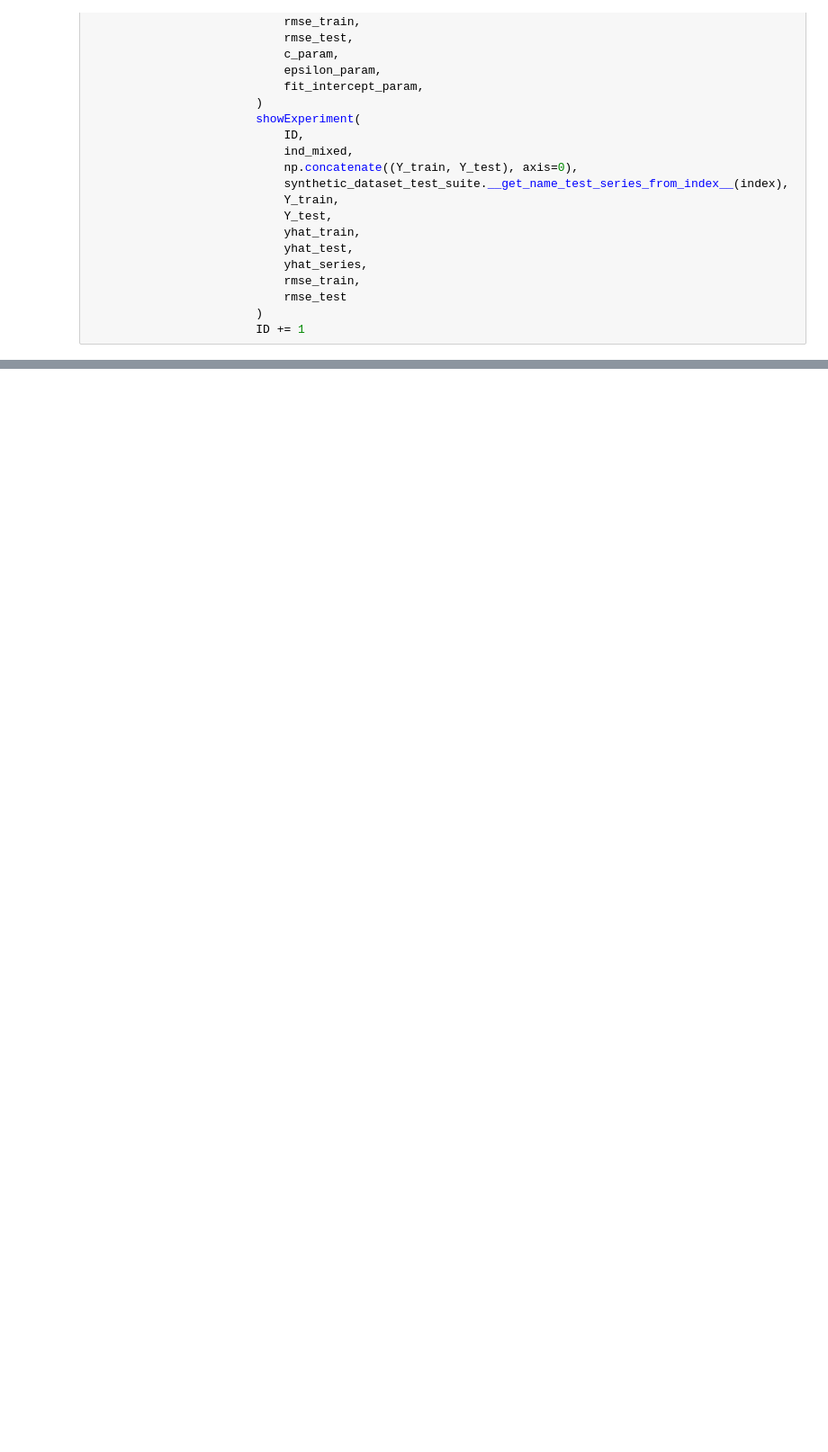
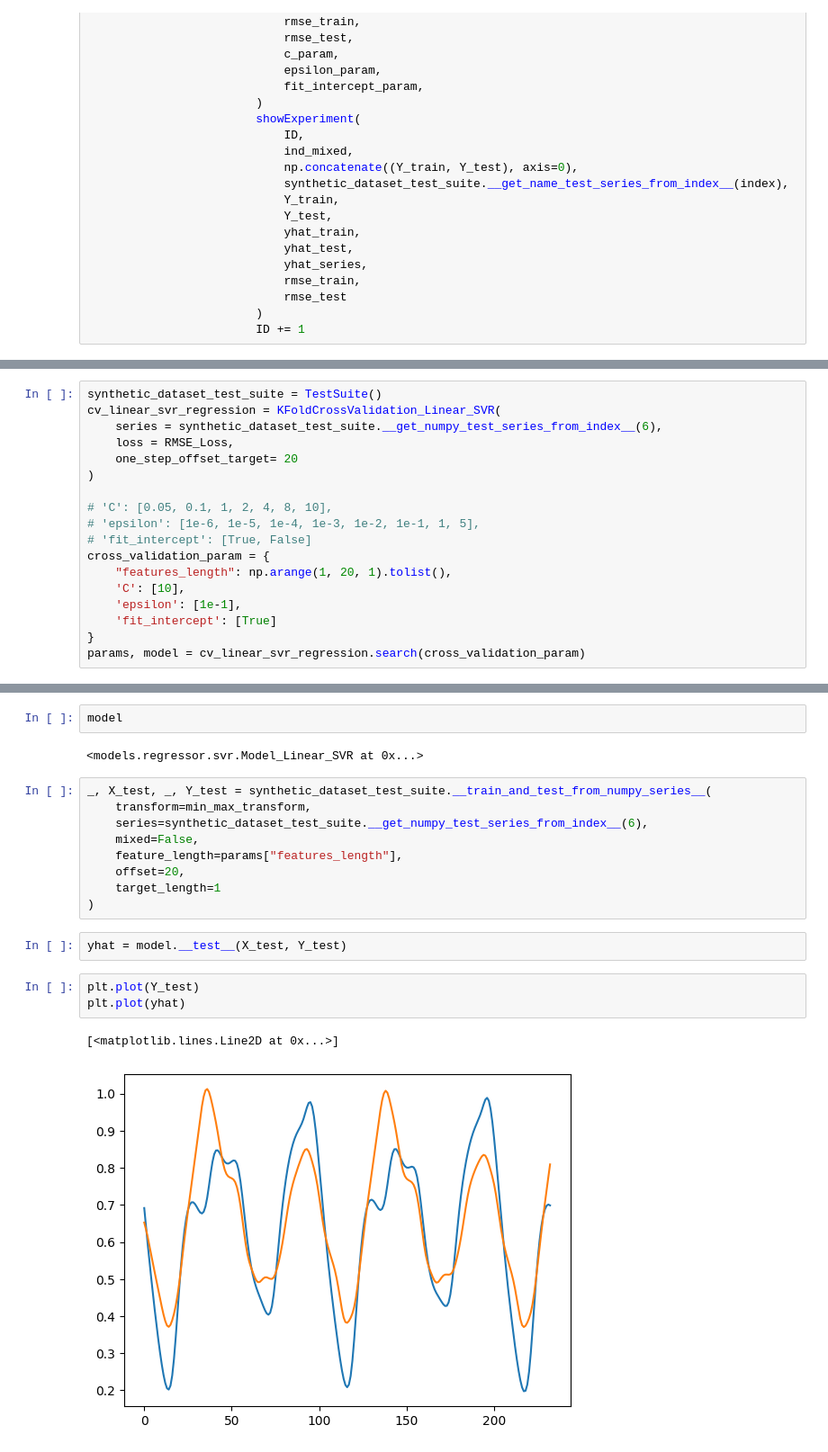
Before and after one commit to lcorallo/forecasting-framework, a Jupyter notebook: ar_linear_svr.ipynb, the cells around one changed output, grey strips where cells are left out. Shown: that part at 90% size. Cells and saved outputs as stored; diff of their text form; blank space fills up the shorter version.

```diff
--- a/ar_linear_svr.ipynb
+++ b/ar_linear_svr.ipynb
@@ -146,0 +149,18 @@ PipelineLinearSVR()
+# %%
+synthetic_dataset_test_suite = TestSuite()
+cv_linear_svr_regression = KFoldCrossValidation_Linear_SVR(
+    series = synthetic_dataset_test_suite.__get_numpy_test_series_from_index__(6),
+    loss = RMSE_Loss,
+    one_step_offset_target= 20
+)
+
+# 'C': [0.05, 0.1, 1, 2, 4, 8, 10],
+# 'epsilon': [1e-6, 1e-5, 1e-4, 1e-3, 1e-2, 1e-1, 1, 5],
+# 'fit_intercept': [True, False]
+cross_validation_param = {
+    "features_length": np.arange(1, 20, 1).tolist(),
+    'C': [10],
+    'epsilon': [1e-1],
+    'fit_intercept': [True]
+}
+params, model = cv_linear_svr_regression.search(cross_validation_param)
@@ -146,0 +171,21 @@ PipelineLinearSVR()
+# %%
+model
+# %% [output]
+<models.regressor.svr.Model_Linear_SVR at 0x...>
+# %%
+_, X_test, _, Y_test = synthetic_dataset_test_suite.__train_and_test_from_numpy_series__(
+    transform=min_max_transform,
+    series=synthetic_dataset_test_suite.__get_numpy_test_series_from_index__(6),
+    mixed=False,
+    feature_length=params["features_length"],
+    offset=20,
+    target_length=1
+)
+# %%
+yhat = model.__test__(X_test, Y_test)
+# %%
+plt.plot(Y_test)
+plt.plot(yhat)
+# %% [output]
+[<matplotlib.lines.Line2D at 0x...>]
+[figure, added]
```
Also changed, not shown: parts of 5 cells of this notebook, 46 other files.
